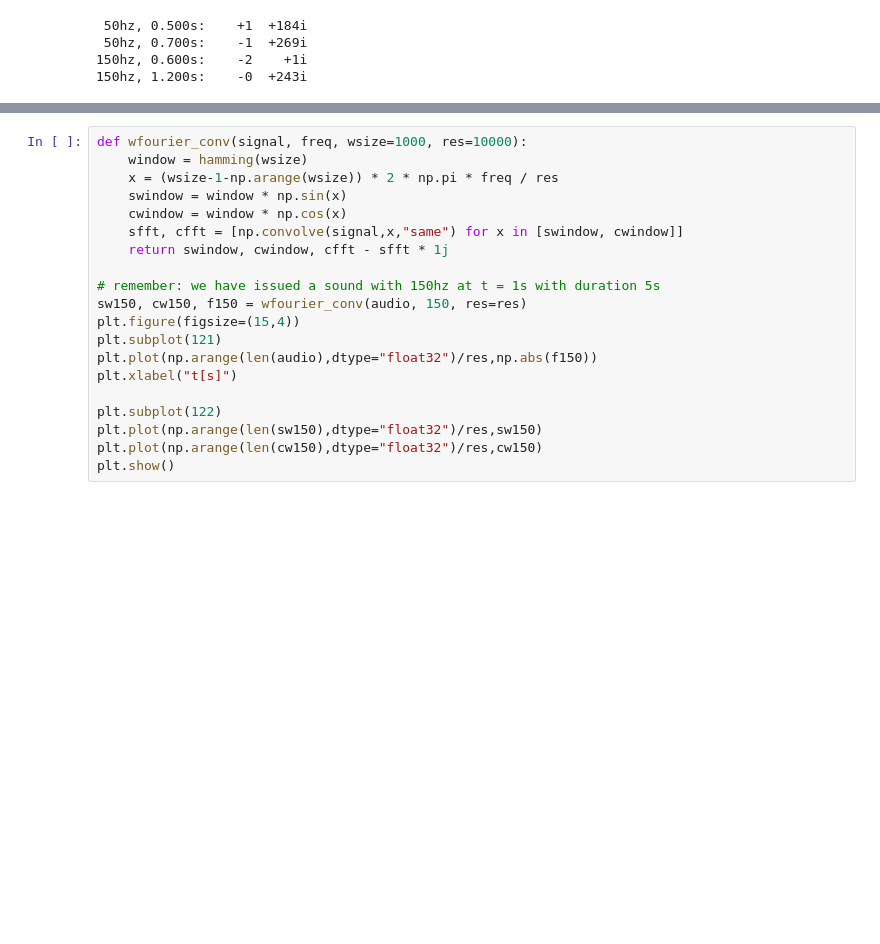
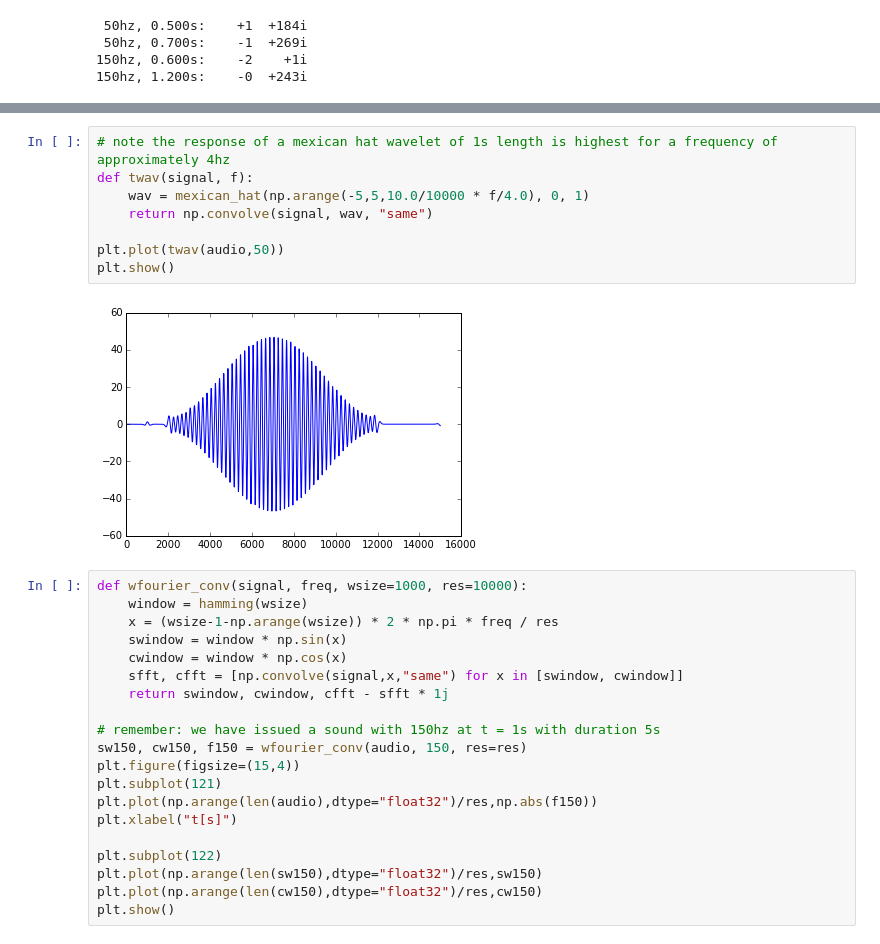
Before and after one commit to CSchoel/learn-wavelets, a Jupyter notebook: wavelet-introduction.ipynb, the cells around one changed output, grey strips where cells are left out. Saved outputs shown, nothing was run; the diff lists cells and outputs as text; blank space fills up the shorter version.

Commit message:
adds mexican hat wavelet transform example

```diff
--- a/wavelet-introduction.ipynb
+++ b/wavelet-introduction.ipynb
@@ -231,3 +243,13 @@ Well, actually it looks really similar. We can
+# %%
+# note the response of a mexican hat wavelet of 1s length is highest for a frequency of approximately 4hz
+def twav(signal, f):
+    wav = mexican_hat(np.arange(-5,5,10.0/10000 * f/4.0), 0, 1)
+    return np.convolve(signal, wav, "same")
+
+plt.plot(twav(audio,50))
+plt.show()
+# %% [output]
+[figure, added]
 # %%
 def wfourier_conv(signal, freq, wsize=1000, res=10000):
     window = hamming(wsize)
```
Also changed, not shown: parts of 2 cells of this notebook.
